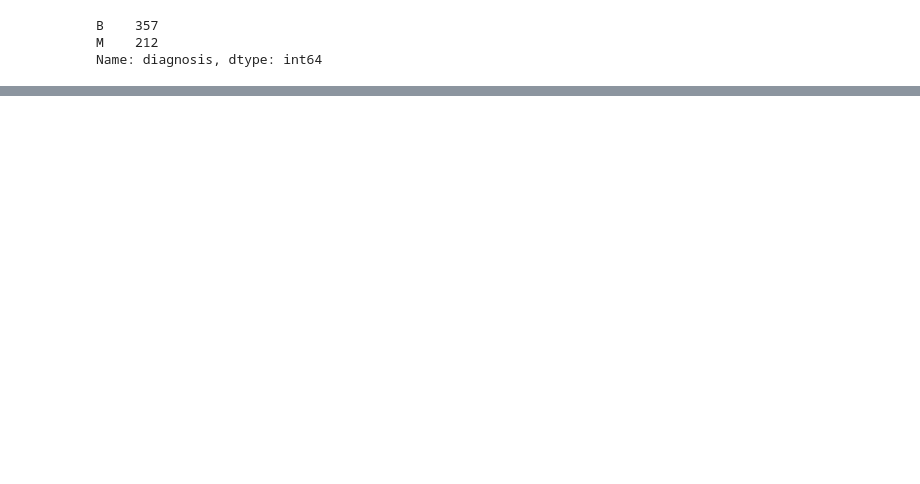
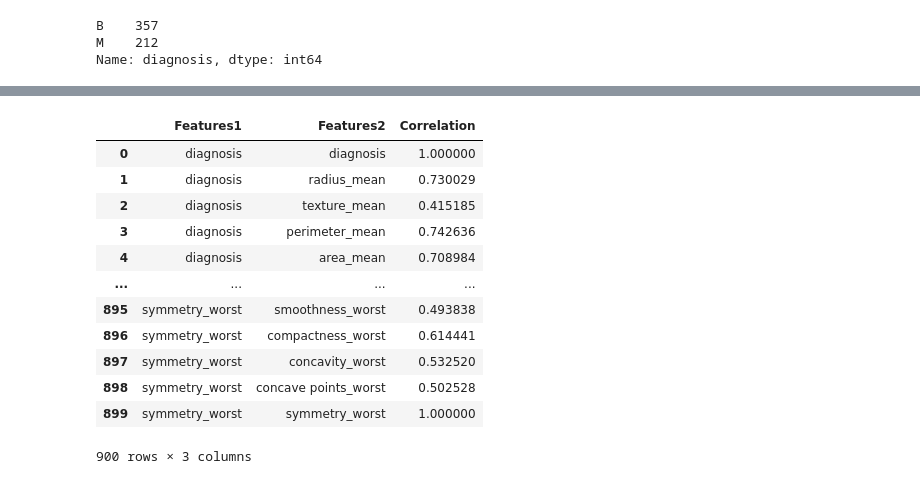
Before and after one commit to mohmaed7777/Breast-cancer-repo, a Jupyter notebook: Breast_cancer.ipynb, the cells around one changed output, grey strips where cells are left out. Cells and saved outputs as stored; diff of their text form; code cells hidden in the pictures; blank space fills up the shorter version.

```diff
--- a/Breast_cancer.ipynb
+++ b/Breast_cancer.ipynb
@@ -305,0 +352,24 @@ corr_values
+# %%
+# Stack the data and convert to dataFrame :
+corr_values = (corr_values.stack()
+                          .to_frame()
+                          .reset_index()
+                          .rename(columns={'level_0':'Features1',
+                                           'level_1':'Features2',
+                                           0: 'Correlation'}))
+# %%
+corr_values
+# %% [output]
+|  | Features1 | Features2 | Correlation |
+| 0 | diagnosis | diagnosis | 1.000000 |
+| 1 | diagnosis | radius_mean | 0.730029 |
+| 2 | diagnosis | texture_mean | 0.415185 |
+| 3 | diagnosis | perimeter_mean | 0.742636 |
+| 4 | diagnosis | area_mean | 0.708984 |
+| ... | ... | ... | ... |
+| 895 | symmetry_worst | smoothness_worst | 0.493838 |
+| 896 | symmetry_worst | compactness_worst | 0.614441 |
+| 897 | symmetry_worst | concavity_worst | 0.532520 |
+| 898 | symmetry_worst | concave points_worst | 0.502528 |
+| 899 | symmetry_worst | symmetry_worst | 1.000000 |
+900 rows × 3 columns
```
Also changed, not shown: parts of 9 cells of this notebook.
